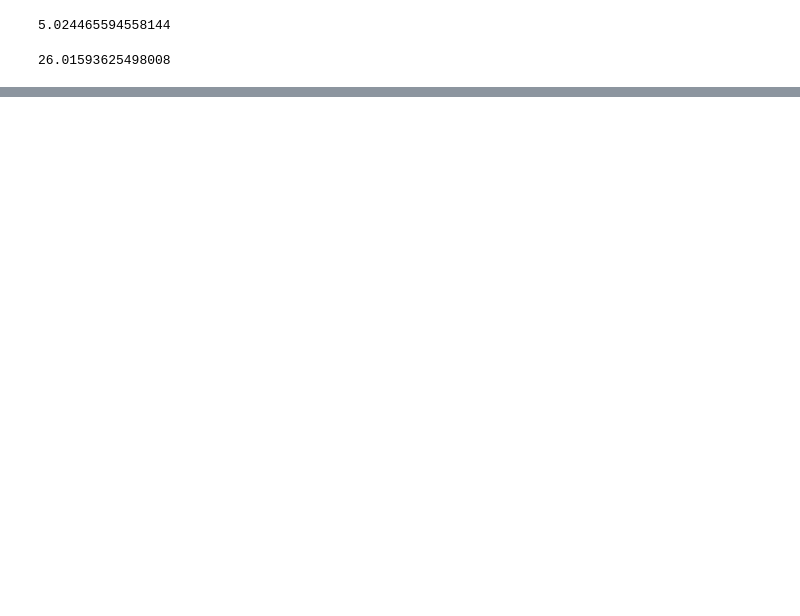
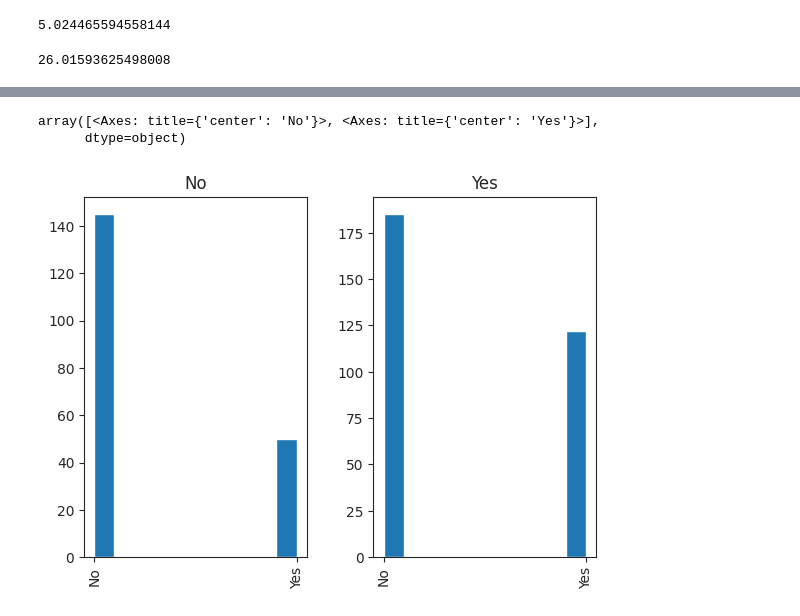
Before and after one commit to Muhamadkamil53/Smoking_Habits, a Jupyter notebook: Smoking.ipynb, the cells around one changed output, grey strips where cells are left out. Cells and saved outputs as stored; diff of their text form; code cells hidden in the pictures; blank space fills up the shorter version.

```diff
--- a/Smoking.ipynb
+++ b/Smoking.ipynb
@@ -167 +173,7 @@ array([<Axes: title={'center': 'Female'}>,
+# %%
+mydata.hist(by='Smoking Habits',column = 'Did you affected by smoking?')
+# %% [output]
+array([<Axes: title={'center': 'No'}>, <Axes: title={'center': 'Yes'}>],
+      dtype=object)
+[figure, added]
 # %%
```
Also changed, not shown: parts of 278 cells of this notebook.
